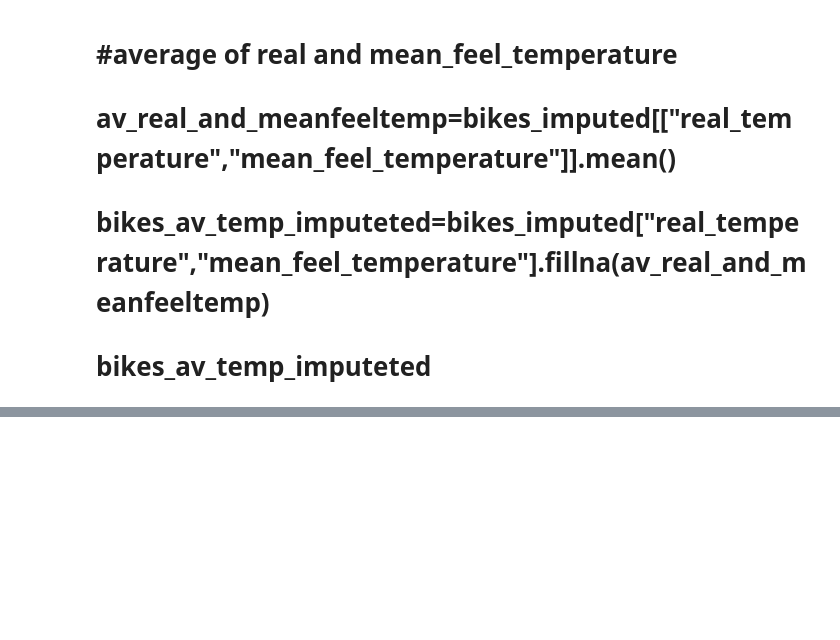
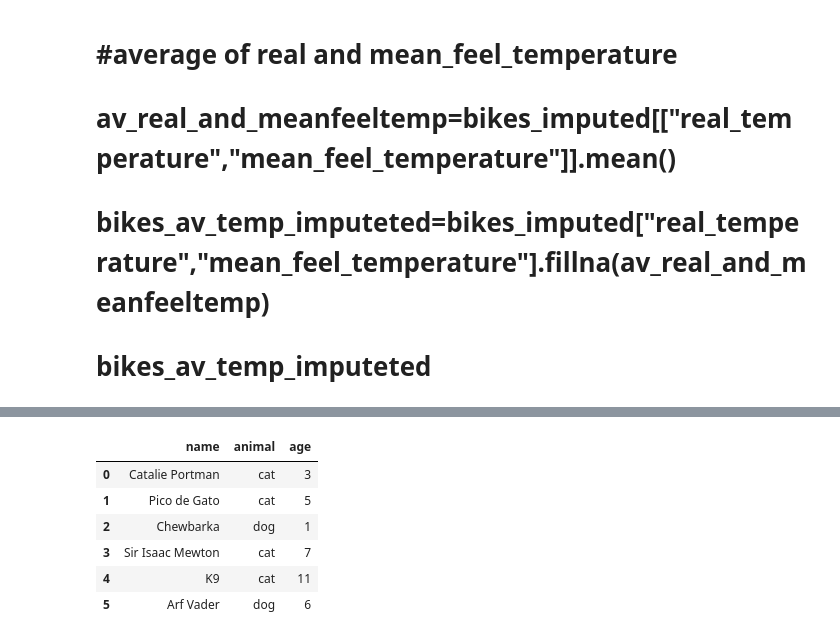
Before and after one commit to csaafrica/mental_CSA, a Jupyter notebook: notebooks/Data Wrangling.ipynb, the cells around one changed output, grey strips where cells are left out. Saved outputs shown, nothing was run; the diff lists cells and outputs as text; code cells hidden in the pictures; blank space fills up the shorter version.

```diff
--- a/notebooks/Data Wrangling.ipynb
+++ b/notebooks/Data Wrangling.ipynb
@@ -369,0 +322,10 @@ plt.hist(bikes_imputed["season"])
+# %%
+join_data1
+# %% [output]
+|  | name | animal | age |
+| 0 | Catalie Portman | cat | 3 |
+| 1 | Pico de Gato | cat | 5 |
+| 2 | Chewbarka | dog | 1 |
+| 3 | Sir Isaac Mewton | cat | 7 |
+| 4 | K9 | cat | 11 |
+| 5 | Arf Vader | dog | 6 |
```
Also changed, not shown: parts of 31 cells of this notebook.
